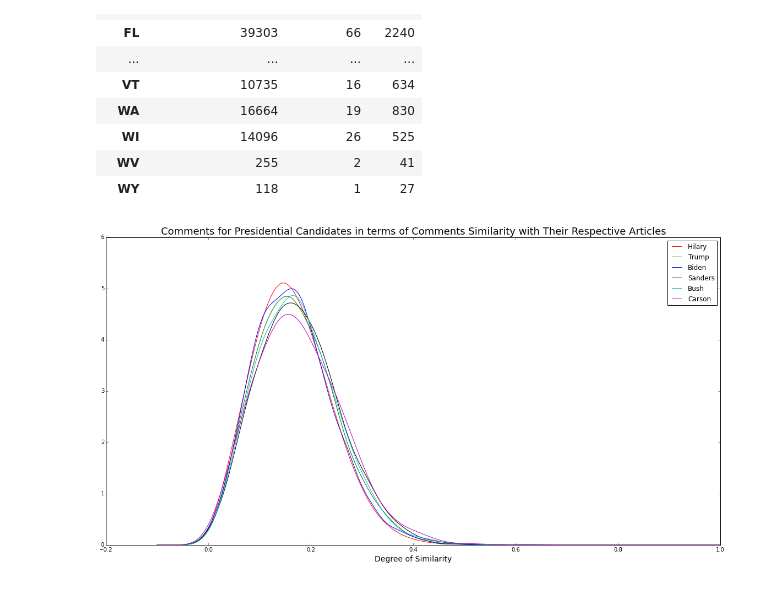
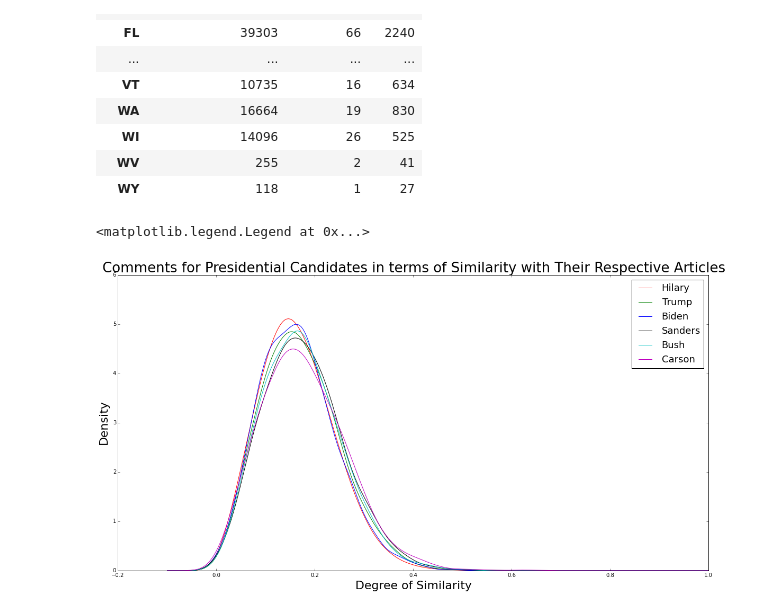
Before and after one commit to PeggyFan/Project, a Jupyter notebook: Modeling.ipynb, the cells around one changed output. Cells and saved outputs as stored; diff of their text form; code cells hidden in the pictures.

```diff
--- a/Modeling.ipynb
+++ b/Modeling.ipynb
@@ -83,37 +83,40 @@ density._compute_covariance()
 plt.plot(xs,density(xs), 'g', label = 'Trump')
 
 data = biden[metric]
 density = gaussian_kde(data)
 density.covariance_factor = lambda : .25
 density._compute_covariance()
 plt.plot(xs,density(xs), 'b', label = 'Biden')
 
 data = sanders[metric]
 density = gaussian_kde(data)
 density.covariance_factor = lambda : .25
 density._compute_covariance()
 plt.plot(xs,density(xs), 'black', label = 'Sanders')
 
 data = bush[metric]
 density = gaussian_kde(data)
 density.covariance_factor = lambda : .25
 density._compute_covariance()
 plt.plot(xs,density(xs), 'c', label = 'Bush')
 
 data = carson[metric]
 density = gaussian_kde(data)
 density.covariance_factor = lambda : .25
 density._compute_covariance()
 plt.plot(xs,density(xs), 'm', label = 'Carson')
-plt.xlabel('Degree of Similarity', fontsize=14)
-plt.title('Comments for Presidential Candidates in terms of Comments Similarity with Their Respective Articles', fontsize=18)
+plt.xlabel('Degree of Similarity', fontsize=22)
+plt.ylabel('Density', fontsize=22)
+plt.title('Comments for Presidential Candidates in terms of Similarity with Their Respective Articles',
+          fontsize=26)
 
 # plt.xlim(0.3, 0.5)
 # plt.ylim(0, 1)
 plt.legend()
-plt.show()
+plt.legend(loc=1,prop={'size':18})
 # %% [output]
+<matplotlib.legend.Legend at 0x...>
-[figure, old version]
+[figure, new version]
 # %%
 def word_count(text):
     out = text.translate(string.maketrans("",""), string.punctuation)
```
Also changed, not shown: parts of 1 cell of this notebook, 8 other files.
